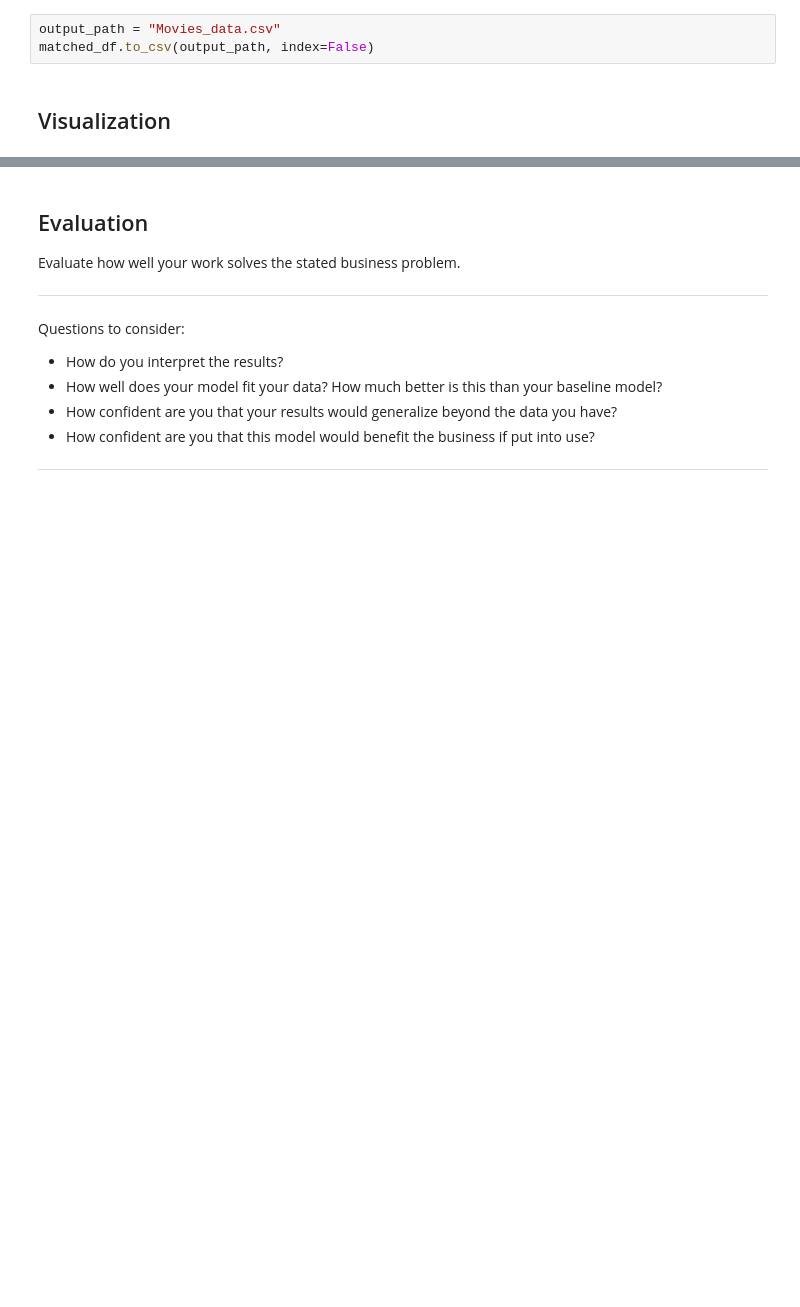
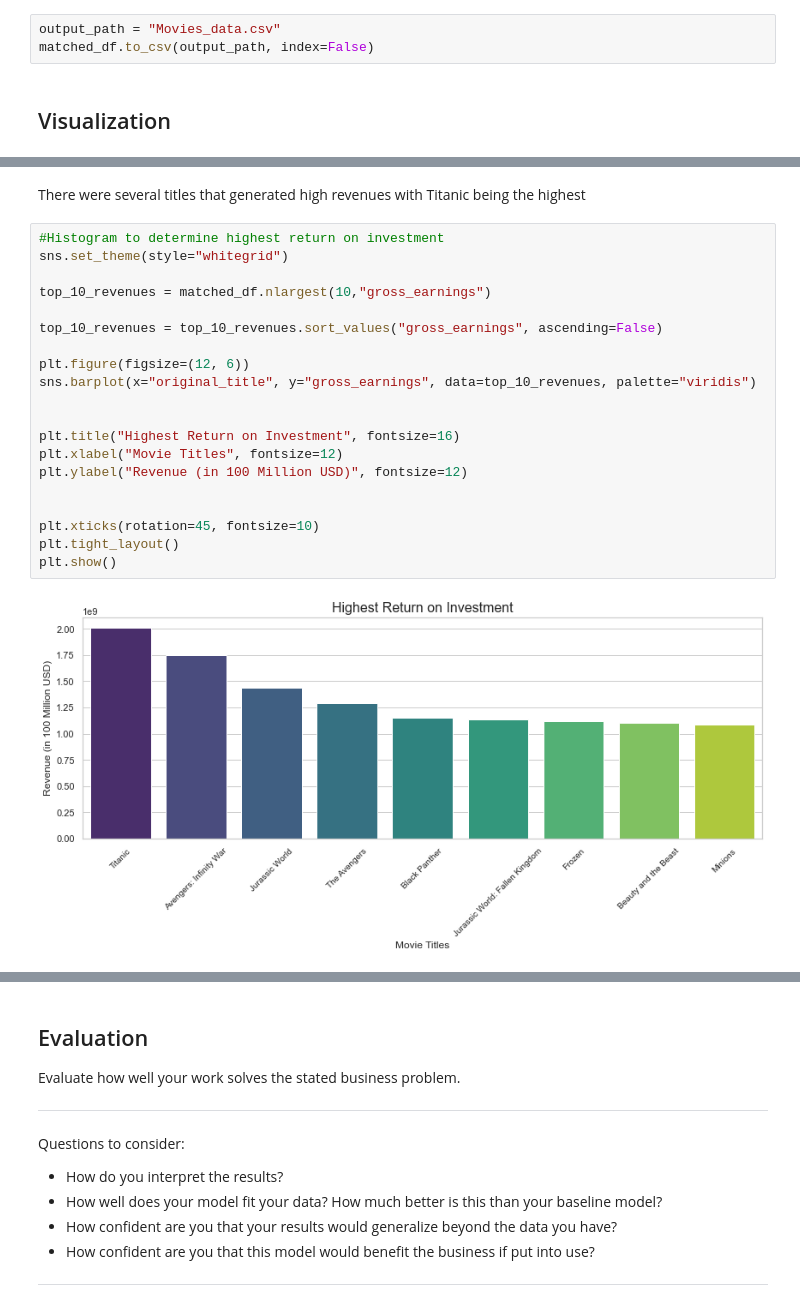
Before and after one commit to Kosilei-web/Phase_2_project_Group_5, a Jupyter notebook: index.ipynb, the cells around one changed output, grey strips where cells are left out. Cells and saved outputs as stored; diff of their text form; blank space fills up the shorter version.

```diff
--- a/index.ipynb
+++ b/index.ipynb
@@ -465,0 +531,24 @@ Questions to consider:
+# %% [markdown]
+There were several titles that generated high revenues with Titanic being the highest
+# %%
+#Histogram to determine highest return on investment
+sns.set_theme(style="whitegrid")
+
+top_10_revenues = matched_df.nlargest(10,"gross_earnings")
+
+top_10_revenues = top_10_revenues.sort_values("gross_earnings", ascending=False)
+
+plt.figure(figsize=(12, 6))
+sns.barplot(x="original_title", y="gross_earnings", data=top_10_revenues, palette="viridis")
+
+
+plt.title("Highest Return on Investment", fontsize=16)
+plt.xlabel("Movie Titles", fontsize=12)
+plt.ylabel("Revenue (in 100 Million USD)", fontsize=12)
+
+
+plt.xticks(rotation=45, fontsize=10)
+plt.tight_layout()
+plt.show()
+# %% [output]
+[figure, added]
```
Also changed, not shown: parts of 24 cells of this notebook.
